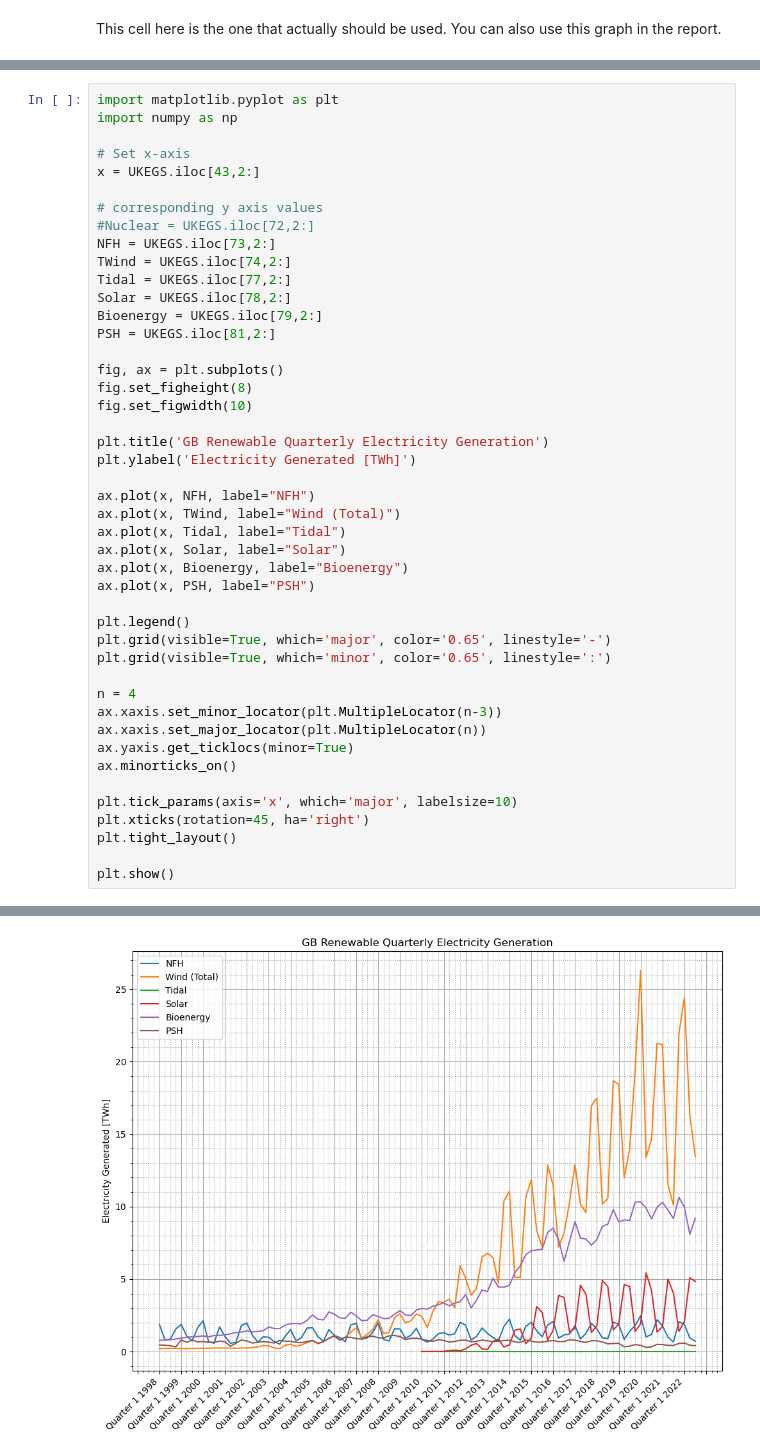
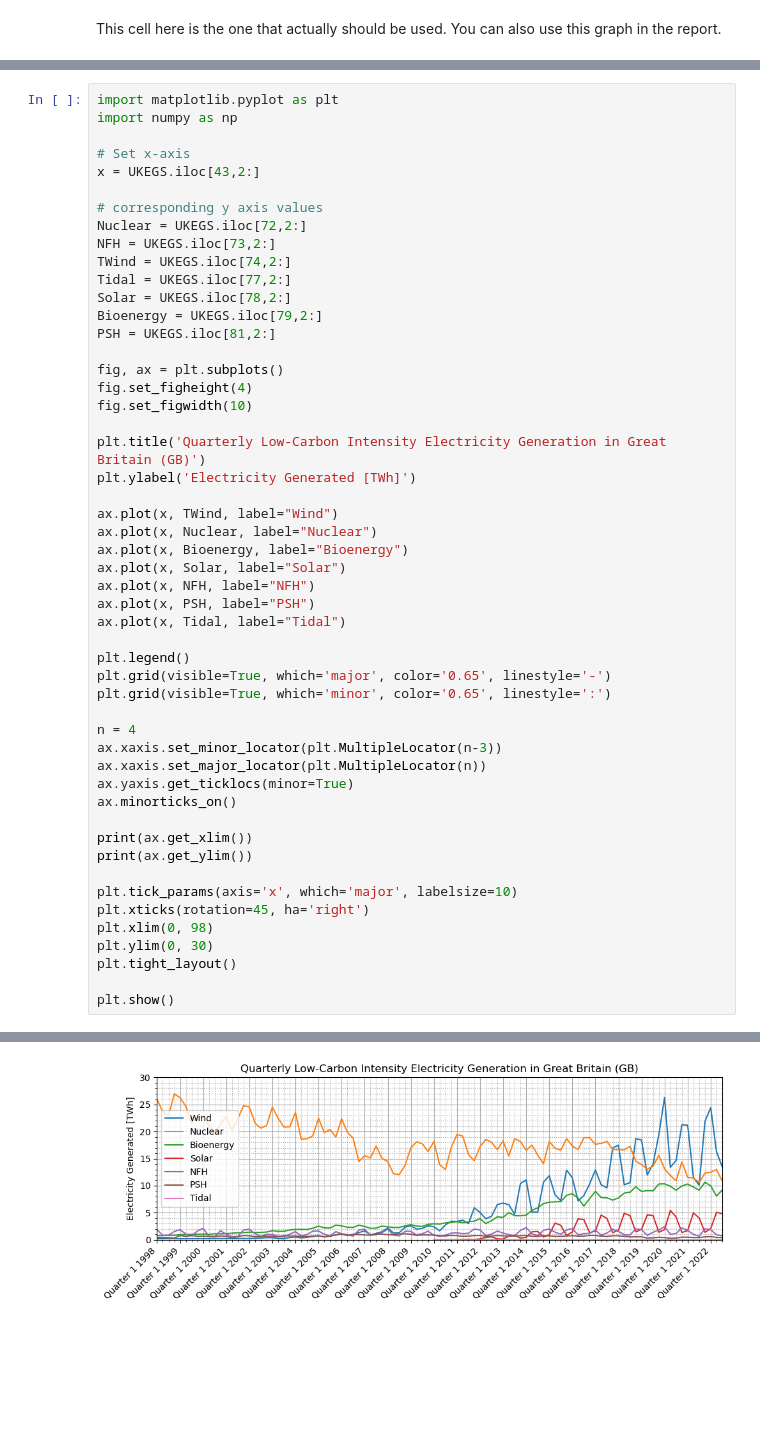
Before and after one commit to jsap2000/UK-Electricity-Pricing-Solutions, a Jupyter notebook: UK Electricity Generation by Source Dec 2022.ipynb, the cells around one changed output, grey strips where cells are left out. Saved outputs shown, nothing was run; the diff lists cells and outputs as text; blank space fills up the shorter version.

```diff
--- a/UK Electricity Generation by Source Dec 2022.ipynb
+++ b/UK Electricity Generation by Source Dec 2022.ipynb
@@ -139,7 +147,7 @@ import numpy as np
 x = UKEGS.iloc[43,2:]
 
 # corresponding y axis values
-#Nuclear = UKEGS.iloc[72,2:]
+Nuclear = UKEGS.iloc[72,2:]
 NFH = UKEGS.iloc[73,2:]
 TWind = UKEGS.iloc[74,2:]
 Tidal = UKEGS.iloc[77,2:]
@@ -148,18 +156,19 @@ Bioenergy = UKEGS.iloc[79,2:]
 PSH = UKEGS.iloc[81,2:]
 
 fig, ax = plt.subplots()
-fig.set_figheight(8)
+fig.set_figheight(4)
 fig.set_figwidth(10)
 
-plt.title('GB Renewable Quarterly Electricity Generation')
+plt.title('Quarterly Low-Carbon Intensity Electricity Generation in Great Britain (GB)')
 plt.ylabel('Electricity Generated [TWh]')
 
+ax.plot(x, TWind, label="Wind")
+ax.plot(x, Nuclear, label="Nuclear")
+ax.plot(x, Bioenergy, label="Bioenergy")
+ax.plot(x, Solar, label="Solar")
 ax.plot(x, NFH, label="NFH")
-ax.plot(x, TWind, label="Wind (Total)")
+ax.plot(x, PSH, label="PSH")
 ax.plot(x, Tidal, label="Tidal")
-ax.plot(x, Solar, label="Solar")
-ax.plot(x, Bioenergy, label="Bioenergy")
-ax.plot(x, PSH, label="PSH")
 
 plt.legend()
 plt.grid(visible=True, which='major', color='0.65', linestyle='-')
@@ -171,8 +180,13 @@ ax.xaxis.set_major_locator(plt.MultipleLocator(n))
 ax.yaxis.get_ticklocs(minor=True)
 ax.minorticks_on()
 
+print(ax.get_xlim())
+print(ax.get_ylim())
+
 plt.tick_params(axis='x', which='major', labelsize=10)
 plt.xticks(rotation=45, ha='right')
+plt.xlim(0, 98)
+plt.ylim(0, 30)
 plt.tight_layout()
 
 plt.show()
@@ -180,4 +196,4 @@ plt.show()
-[figure, old version]
+[figure, new version]
 # %%
 import matplotlib.pyplot as plt
 import numpy as np
```
Also changed, not shown: parts of 4 cells of this notebook.
